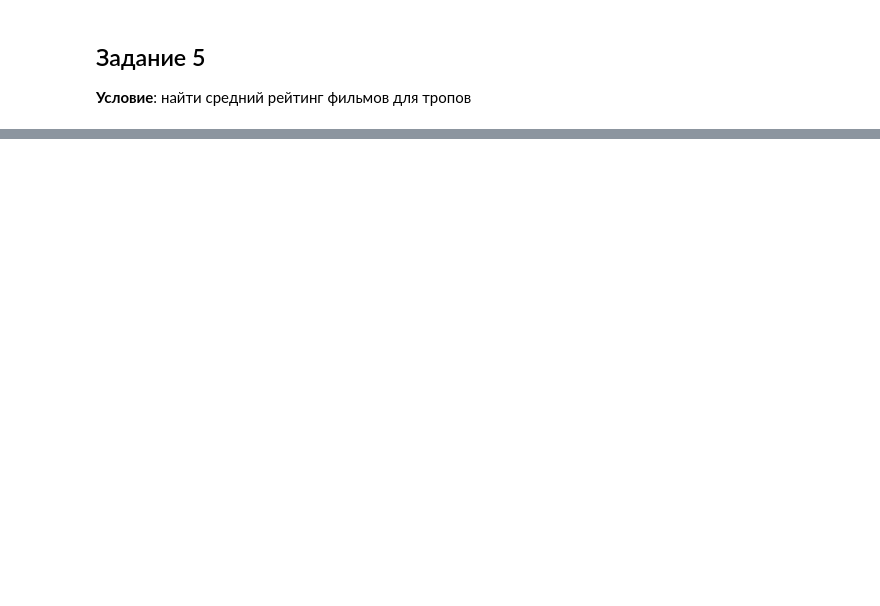
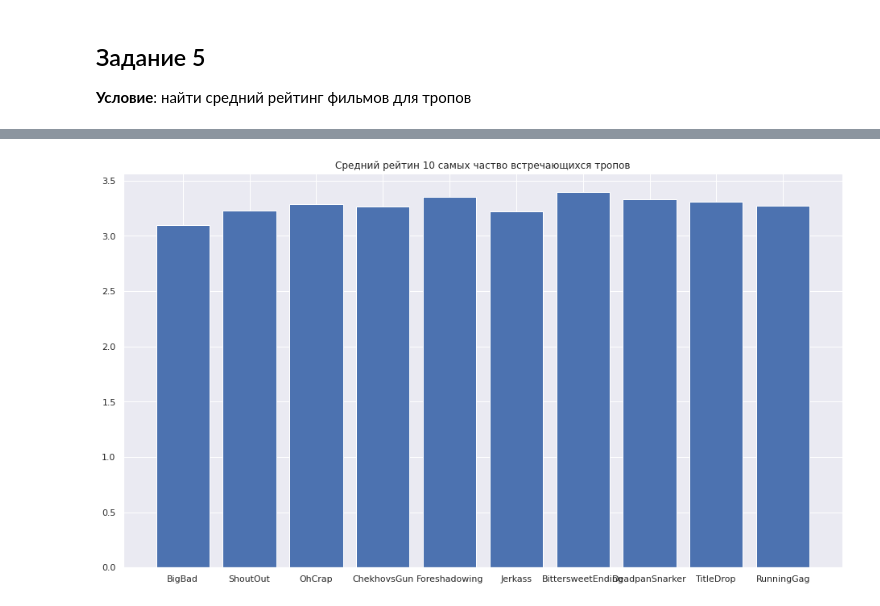
Before and after one commit to MkSerdyuk/Tropes_Analizer, a Jupyter notebook: tropes_analizer.ipynb, the cells around one changed output, grey strips where cells are left out. Drawn from its saved outputs; the diff is of its cells as text; code cells hidden in the pictures; blank space fills up the shorter version.

```diff
--- a/tropes_analizer.ipynb
+++ b/tropes_analizer.ipynb
@@ -285,0 +268,4 @@ visualize_tropes_rating(df, 5)
+# %%
+unique_trops = set()
+for current_trops in df["tropes_list"]:
+  unique_trops.update(current_trops)
@@ -285,0 +276,7 @@ visualize_tropes_rating(df, 5)
+# %%
+from tqdm.auto import tqdm
+
+tropes_avg_rating = {}
+for trope in tqdm(unique_trops):
+  trope_movies = df[df["tropes"].str.contains(trope)]
+  tropes_avg_rating[trope] = trope_movies["rating"].mean()
@@ -285,0 +303,15 @@ visualize_tropes_rating(df, 5)
+# %%
+fig, ax = plt.subplots(figsize=(16,9))
+
+n = 10
+top_tropes = top_tropes(df, n)
+X = []
+Y = []
+for name, count in top_tropes:
+  X.append(name)
+  Y.append(tropes_avg_rating[name])
+ax.bar(X,Y)
+plt.title(f"Средний рейтин {n} самых частво встречающихся тропов")
+plt.show()
+# %% [output]
+[figure, added]
```
Also changed, not shown: parts of 8 cells of this notebook.
